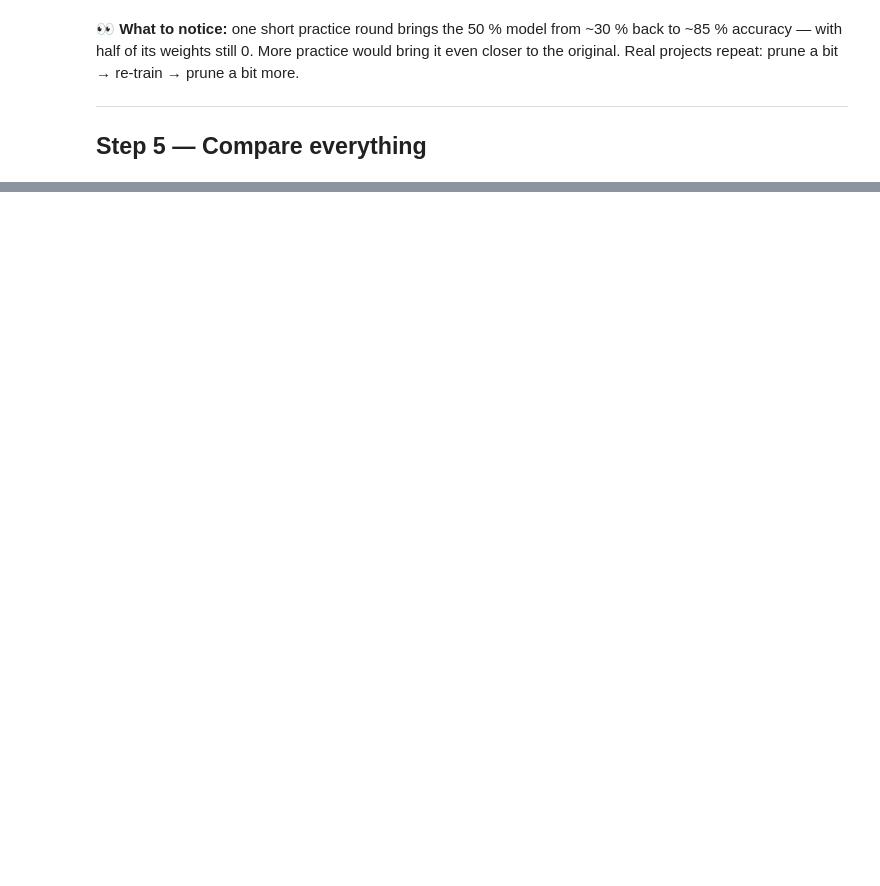
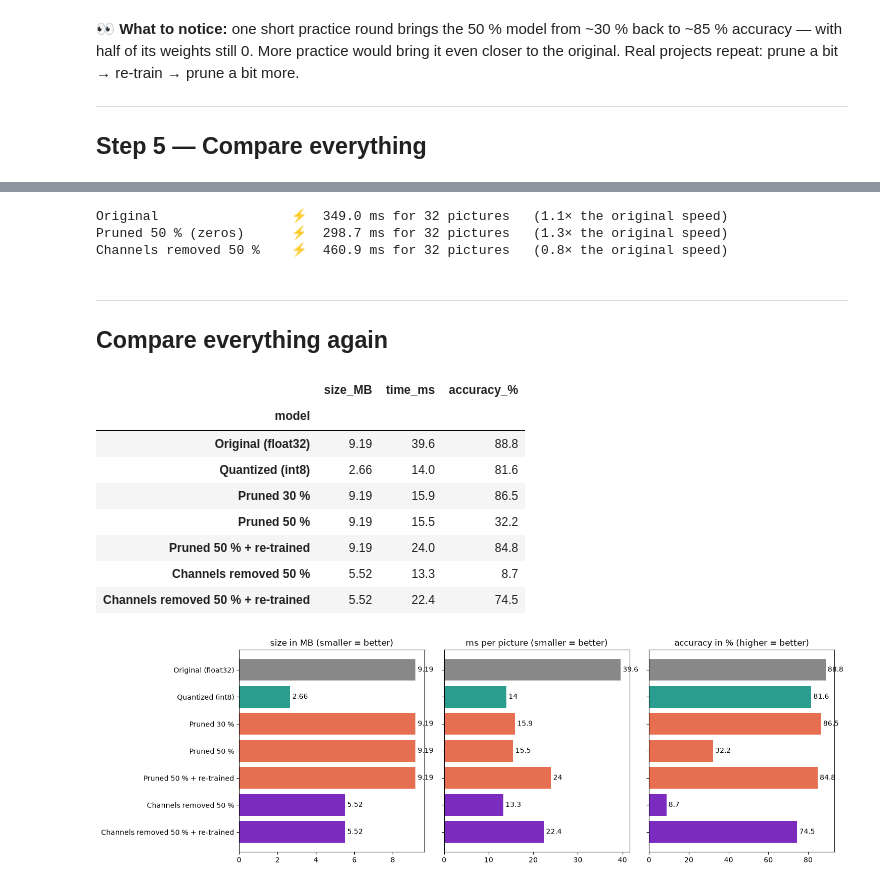
Before and after one commit to hemang2002/training, a Jupyter notebook: Day2_Transfer_Learning_and_Optimization/02_SIMPLE_quantization_and_pruning.ipynb, the cells around one changed output, grey strips where cells are left out. Saved outputs shown, nothing was run; the diff lists cells and outputs as text; code cells hidden in the pictures; blank space fills up the shorter version.

```diff
--- a/Day2_Transfer_Learning_and_Optimization/02_SIMPLE_quantization_and_pruning.ipynb
+++ b/Day2_Transfer_Learning_and_Optimization/02_SIMPLE_quantization_and_pruning.ipynb
@@ -306,0 +334,35 @@ float16, quantization-aware training and *why* each result happens.
+# %%
+def remove_channels(model, fraction):
+    """Delete the weakest `fraction` of the inner channels in every MobileNetV2 block (structured pruning)."""
+    m = copy.deepcopy(model)
+    for block in m.features:
+        if not hasattr(block, "conv") or len(block.conv) != 4:        # the first block has no inner channels to remove
+            continue
+        widen, work, narrow = block.conv[0], block.conv[1], block.conv[2]
+        n = widen[0].out_channels
+        strength = widen[1].weight.abs()                              # the BatchNorm "volume knob" of each channel
+        keep = strength.argsort(descending=True)[: int(n * (1 - fraction))].sort().values
+
+        def smaller_conv(old, weights, groups=1):
+            new = nn.Conv2d(weights.shape[1] * groups, weights.shape[0], old.kernel_size, old.stride,
+                            old.padding, groups=groups, bias=False)
+            new.weight.data = weights.clone()
+            return new
+
+        def smaller_bn(old):
+            new = nn.BatchNorm2d(len(keep))
+            for name in ["weight", "bias", "running_mean", "running_var"]:
+                getattr(new, name).data = getattr(old, name).data[keep].clone()
+            return new
+
+        widen[0] = smaller_conv(widen[0], widen[0].weight.data[keep])                 # fewer output rows
+        widen[1] = smaller_bn(widen[1])
+        work[0] = smaller_conv(work[0], work[0].weight.data[keep], groups=len(keep))  # fewer channels
+        work[1] = smaller_bn(work[1])
+        block.conv[2] = smaller_conv(narrow, narrow.weight.data[:, keep])             # fewer input columns
+    return m.eval()
+
+slim = remove_channels(original, 0.5)
+n_slim = sum(p.numel() for p in slim.parameters())
+print(f"numbers in the model: {n_numbers:,} → {n_slim:,}  ({100 * (1 - n_slim / n_numbers):.0f} % really deleted)\n")
+results.append(measure(slim, "Channels removed 50 %"))
@@ -306,0 +380,8 @@ float16, quantization-aware training and *why* each result happens.
+# %%
+optimizer = torch.optim.AdamW(slim.parameters(), lr=3e-4)
+slim.train()
+for x, y in DataLoader(some(train_aug, 5000, 2), batch_size=32, shuffle=True):
+    loss = loss_fn(slim(x), y)
+    optimizer.zero_grad(); loss.backward(); optimizer.step()
+slim.eval()
+results.append(measure(slim, "Channels removed 50 % + re-trained"))
@@ -306,0 +396,35 @@ float16, quantization-aware training and *why* each result happens.
+# %%
+def time_ms(fn, repeats=200):
+    for _ in range(20): fn()                                   # warm up
+    start = time.perf_counter()
+    for _ in range(repeats): fn()
+    return (time.perf_counter() - start) / repeats * 1000
+
+many = torch.randn(32, 3, 96, 96)
+with torch.inference_mode():
+    t_orig = None
+    for name, m in [("Original", original), ("Pruned 50 % (zeros)", pruned[0.5]), ("Channels removed 50 %", slim)]:
+        ms = time_ms(lambda: m(many), repeats=10)
+        t_orig = t_orig or ms                                        # the original is our yardstick
+        print(f"{name:24s} ⚡ {ms:6.1f} ms for 32 pictures   ({t_orig / ms:.1f}× the original speed)")
+# %% [output]
+Original                 ⚡  349.0 ms for 32 pictures   (1.1× the original speed)
+Pruned 50 % (zeros)      ⚡  298.7 ms for 32 pictures   (1.3× the original speed)
+Channels removed 50 %    ⚡  460.9 ms for 32 pictures   (0.8× the original speed)
+# %% [markdown]
+---
+
+## Compare everything again
+# %%
+compare(results)
+# %% [output]
+|  | size_MB | time_ms | accuracy_% |
+| model |  |  |  |
+| Original (float32) | 9.19 | 39.6 | 88.8 |
+| Quantized (int8) | 2.66 | 14.0 | 81.6 |
+| Pruned 30 % | 9.19 | 15.9 | 86.5 |
+| Pruned 50 % | 9.19 | 15.5 | 32.2 |
+| Pruned 50 % + re-trained | 9.19 | 24.0 | 84.8 |
+| Channels removed 50 % | 5.52 | 13.3 | 8.7 |
+| Channels removed 50 % + re-trained | 5.52 | 22.4 | 74.5 |
+[figure, added]
```
Also changed, not shown: parts of 15 cells of this notebook.
